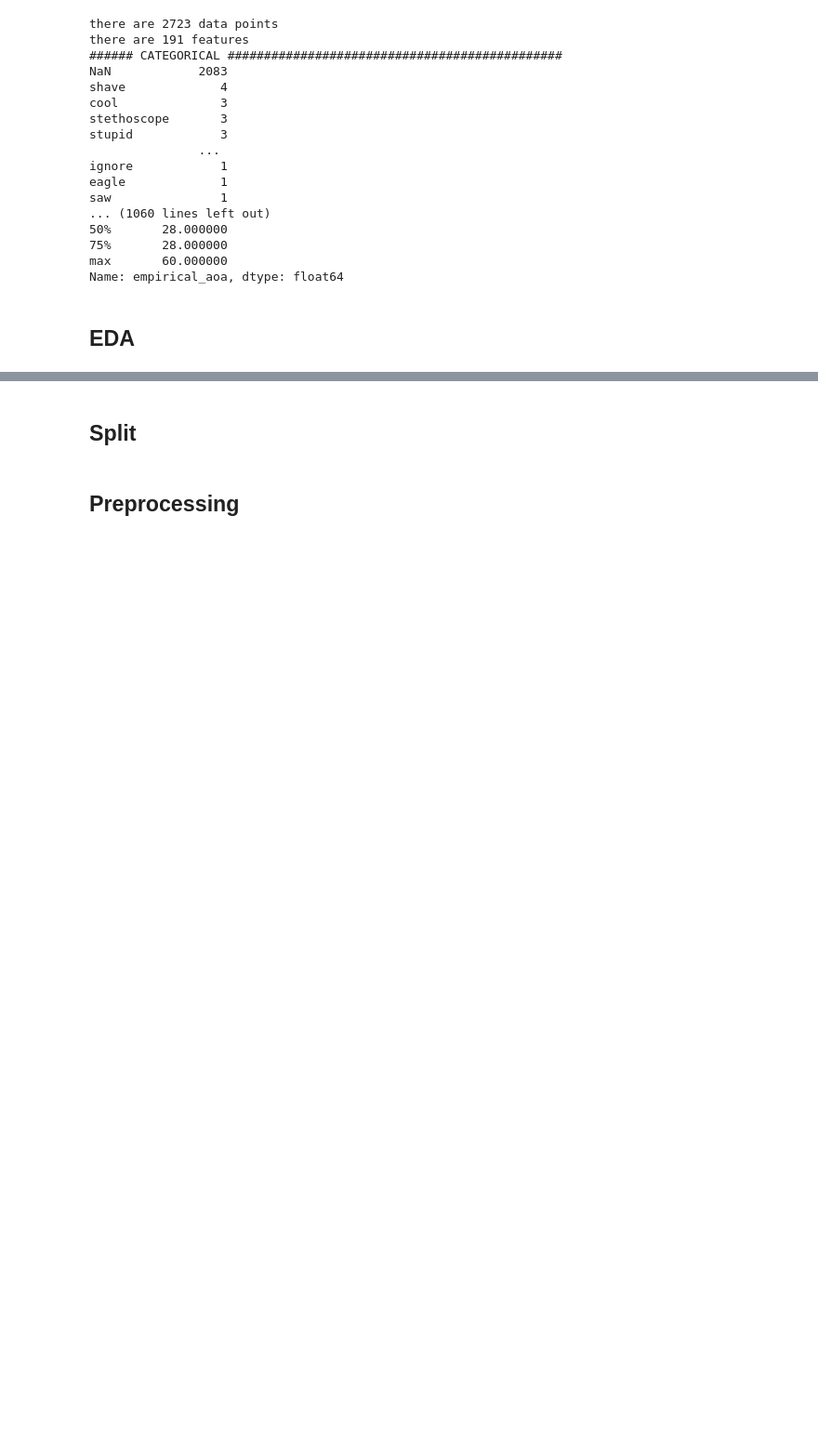
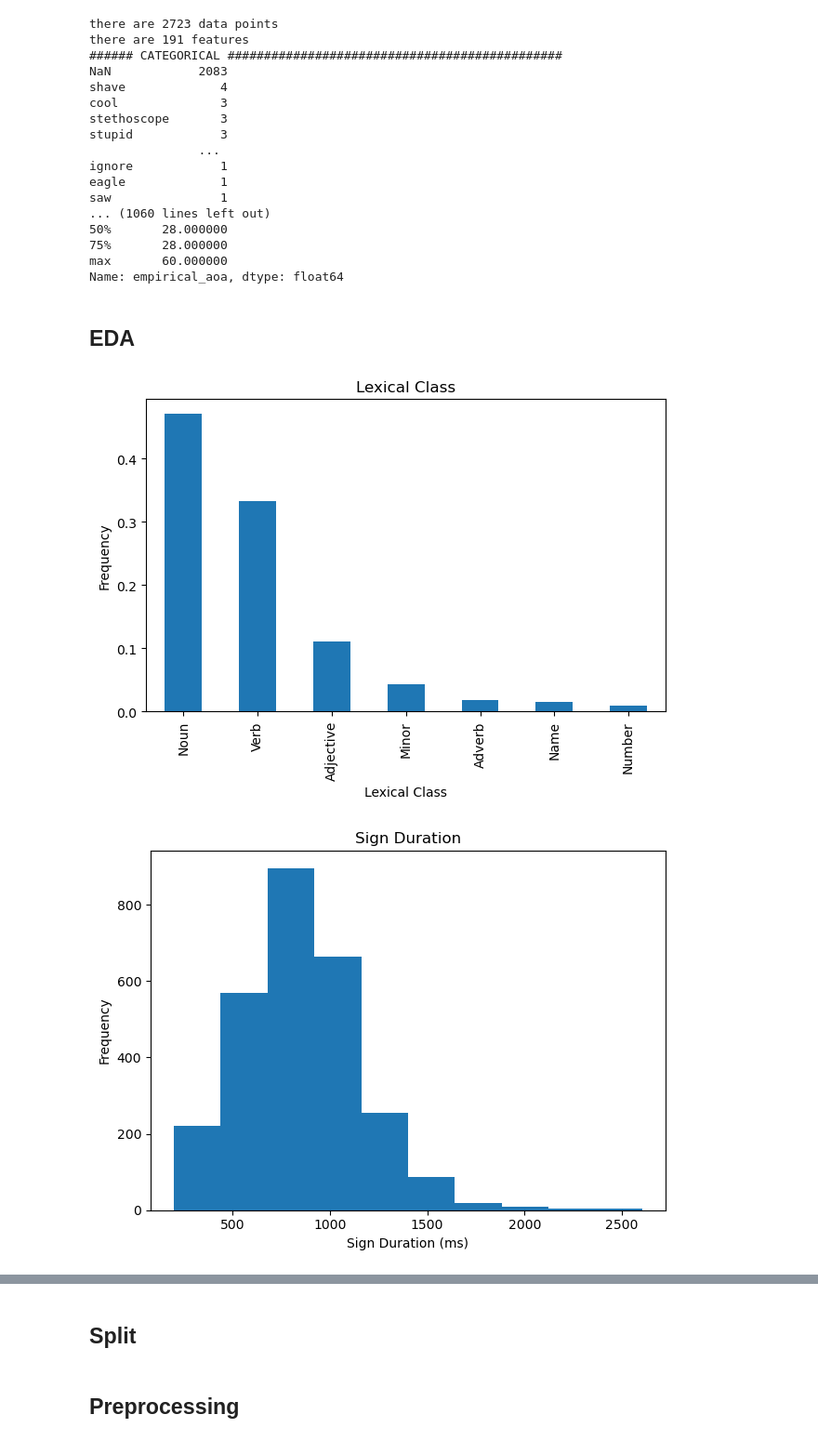
Before and after one commit to KevinCox9600/asl-lexical-class-prediction, a Jupyter notebook: src/lexical_class_predictor.ipynb, the cells around one changed output, grey strips where cells are left out. Shown at 93% size. Saved outputs shown, nothing was run; the diff lists cells and outputs as text; code cells hidden in the pictures; blank space fills up the shorter version.

Commit message:
Print figures

```diff
--- a/src/lexical_class_predictor.ipynb
+++ b/src/lexical_class_predictor.ipynb
@@ -171,34 +171,37 @@ def visualize(x_feature, graph=Graph.VALUE_CNTS, y_feature=None, title=None, xla
             print(values.describe())
         case Graph.BAR:
             values.value_counts(normalize=normalize).plot.bar()
         case Graph.HISTOGRAM:
             values.plot.hist()
         case Graph.SCATTER:
             df.plot.scatter(x_feature, y_feature, alpha=0.3)
         case Graph.VIOLIN:
             categories = [c for c in df[x_feature].unique() if str(c) != 'nan']
             dataset = []
             for category in categories:
                 vals = df[df[x_feature] == category][y_feature].values
                 dataset.append(vals)
 
             dataset = []
             for category in categories:
                 vals = df[df[x_feature] == category][y_feature].dropna().values
                 dataset.append(vals)
 
             plt.violinplot(dataset = dataset)
 
             plt.xticks(range(1, len(categories) + 1), categories)
         case _:
             print("Graph type not found")
 
     set_labels(title, xlabel, ylabel)
     if title:
         plt.savefig(figures_folder + title.replace(' ', ''))
     plt.show()
 
-# visualize('LexicalClass', Graph.BAR, title="Lexical Class", xlabel="Lexical Class", ylabel="Frequency")
-# visualize('SignDuration(ms)', Graph.HISTOGRAM, title="Sign Duration", xlabel="Sign Duration (ms)", ylabel="Frequency")
-# visualize('LexicalClass', Graph.VIOLIN, y_feature='Iconicity(M)', title="Iconicity over Lexical Class", xlabel="Lexical Class", ylabel="Iconicity (1-7)")
-# visualize('EnglishWF(lg10)', Graph.SCATTER, y_feature='SignFrequency(M)', title="Word Frequency", xlabel="English Word Frequency (log 10)", ylabel="Mean Subjective Sign Frequency (1-7)")
+visualize('LexicalClass', Graph.BAR, title="Lexical Class", xlabel="Lexical Class", ylabel="Frequency")
+visualize('SignDuration(ms)', Graph.HISTOGRAM, title="Sign Duration", xlabel="Sign Duration (ms)", ylabel="Frequency")
+visualize('LexicalClass', Graph.VIOLIN, y_feature='Iconicity(M)', title="Iconicity over Lexical Class", xlabel="Lexical Class", ylabel="Iconicity (1-7)")
+visualize('EnglishWF(lg10)', Graph.SCATTER, y_feature='SignFrequency(M)', title="Word Frequency", xlabel="English Word Frequency (log 10)", ylabel="Mean Subjective Sign Frequency (1-7)")
+# %% [output]
+[figure, added]
+[figure, added]
```
Also changed, not shown: parts of 1 cell of this notebook.
